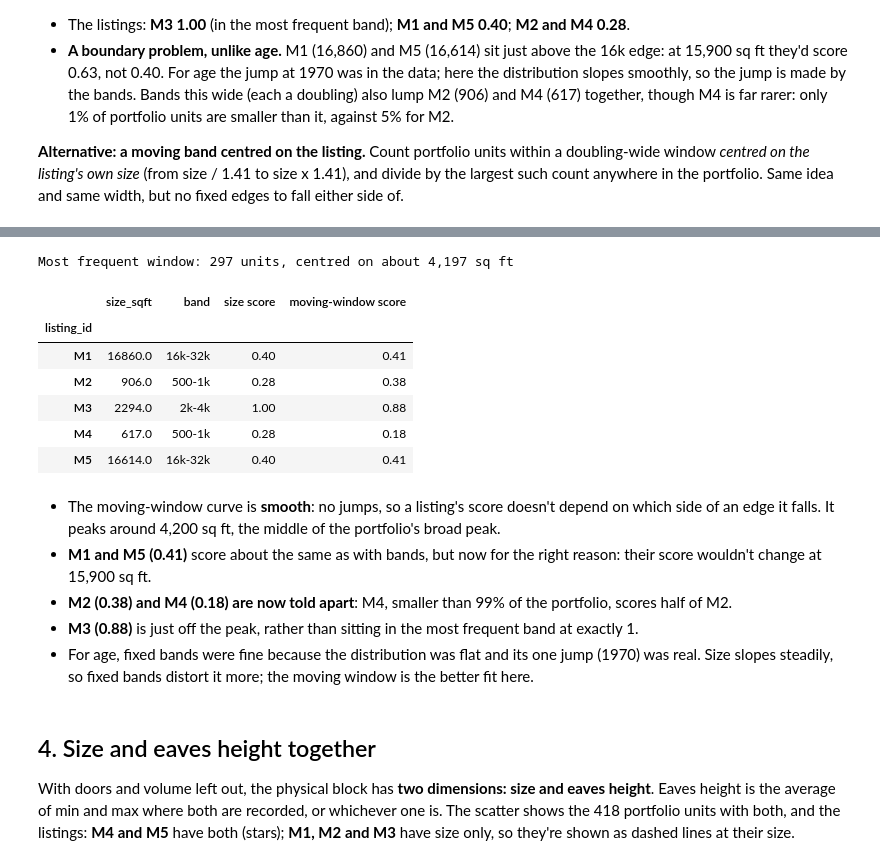
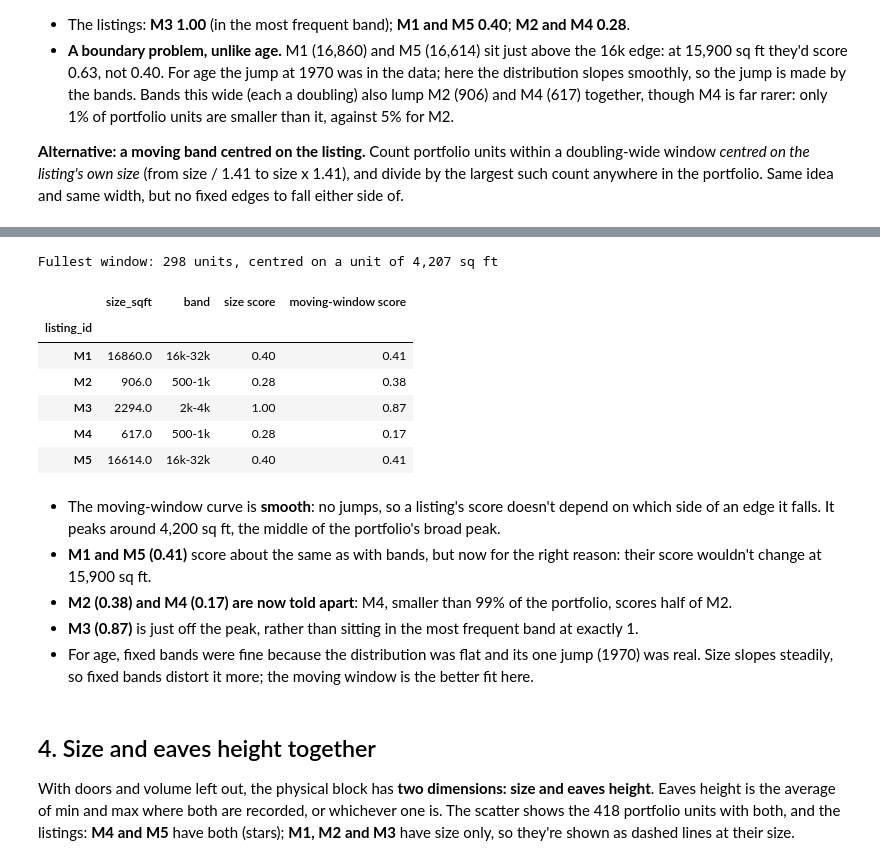
Before and after one commit to tonyjward/Indurent, a Jupyter notebook: notebooks/04_similarity_physical.ipynb, the cells around one changed output, grey strips where cells are left out. Drawn from its saved outputs; the diff is of its cells as text; code cells hidden in the pictures.

```diff
--- a/notebooks/04_similarity_physical.ipynb
+++ b/notebooks/04_similarity_physical.ipynb
@@ -222,44 +222,50 @@ anywhere in the portfolio. Same idea and same width, but no fixed edges to fall
 # %%
 sorted_size = np.sort(size.to_numpy())
 
 
 def units_in_window(sqft):
-    """Portfolio units within a doubling-wide window centred on sqft (sqft / sqrt 2 to sqft x sqrt 2)."""
+    """Portfolio units of a similar size to sqft: from sqft / 1.41 to sqft x 1.41 (the largest twice the smallest)."""
     return np.searchsorted(sorted_size, sqft * np.sqrt(2)) - np.searchsorted(sorted_size, sqft / np.sqrt(2))
 
 
+# The curve is drawn along a fine grid of sizes; the denominator is the fullest window centred on a portfolio unit's
+# own size (as in similarity.size_homogeneity), so it doesn't depend on the grid.
 grid = np.geomspace(size.min(), size.max(), 2000)
 window_counts = np.array([units_in_window(g) for g in grid])
-most_frequent = window_counts.max()
+unit_counts = np.array([units_in_window(s) for s in sorted_size])
+most_frequent = unit_counts.max()
 
 fig = px.line(x=np.log10(grid), y=window_counts / most_frequent, height=380,
               title="Moving-window size score (dashed lines: listings)",
               labels={"x": "Size (sq ft, log scale)", "y": "Score"})
 fig.update_xaxes(tickvals=np.log10(ticks), ticktext=[f"{t:,}" for t in ticks])
 for sqft in listing_size["size_sqft"]:
     fig.add_vline(x=np.log10(sqft), line_dash="dash", line_color="firebrick")
 fig.show()
 
-print(f"Most frequent window: {most_frequent} units, centred on about {grid[window_counts.argmax()]:,.0f} sq ft")
-listing_size["moving-window score"] = [round(units_in_window(s) / most_frequent, 2) for s in listing_size["size_sqft"]]
+print(f"Fullest window: {most_frequent} units, centred on a unit of {sorted_size[unit_counts.argmax()]:,.0f} sq ft")
+# Score the unrounded sizes (listing_size shows them rounded to whole sq ft).
+listing_size["moving-window score"] = [
+    round(units_in_window(s) / most_frequent, 2) for s in listing_physical["size_sqft"]
+]
 listing_size[["size_sqft", "band", "size score", "moving-window score"]]
 # %% [output]
 [interactive output not drawn]
-Most frequent window: 297 units, centred on about 4,197 sq ft
+Fullest window: 298 units, centred on a unit of 4,207 sq ft
 |  | size_sqft | band | size score | moving-window score |
 | listing_id |  |  |  |  |
 | M1 | 16860.0 | 16k-32k | 0.40 | 0.41 |
 | M2 | 906.0 | 500-1k | 0.28 | 0.38 |
-| M3 | 2294.0 | 2k-4k | 1.00 | 0.88 |
-| M4 | 617.0 | 500-1k | 0.28 | 0.18 |
+| M3 | 2294.0 | 2k-4k | 1.00 | 0.87 |
+| M4 | 617.0 | 500-1k | 0.28 | 0.17 |
 | M5 | 16614.0 | 16k-32k | 0.40 | 0.41 |
 # %% [markdown]
 * The moving-window curve is **smooth**: no jumps, so a listing's score doesn't depend on which side of an edge
   it falls. It peaks around 4,200 sq ft, the middle of the portfolio's broad peak.
 * **M1 and M5 (0.41)** score about the same as with bands, but now for the right reason: their score wouldn't
   change at 15,900 sq ft.
-* **M2 (0.38) and M4 (0.18) are now told apart**: M4, smaller than 99% of the portfolio, scores half of M2.
-* **M3 (0.88)** is just off the peak, rather than sitting in the most frequent band at exactly 1.
+* **M2 (0.38) and M4 (0.17) are now told apart**: M4, smaller than 99% of the portfolio, scores half of M2.
+* **M3 (0.87)** is just off the peak, rather than sitting in the most frequent band at exactly 1.
 * For age, fixed bands were fine because the distribution was flat and its one jump (1970) was real. Size
   slopes steadily, so fixed bands distort it more; the moving window is the better fit here.
 # %% [markdown]
```
Also changed, not shown: parts of 1 cell of this notebook, 7 other files.
